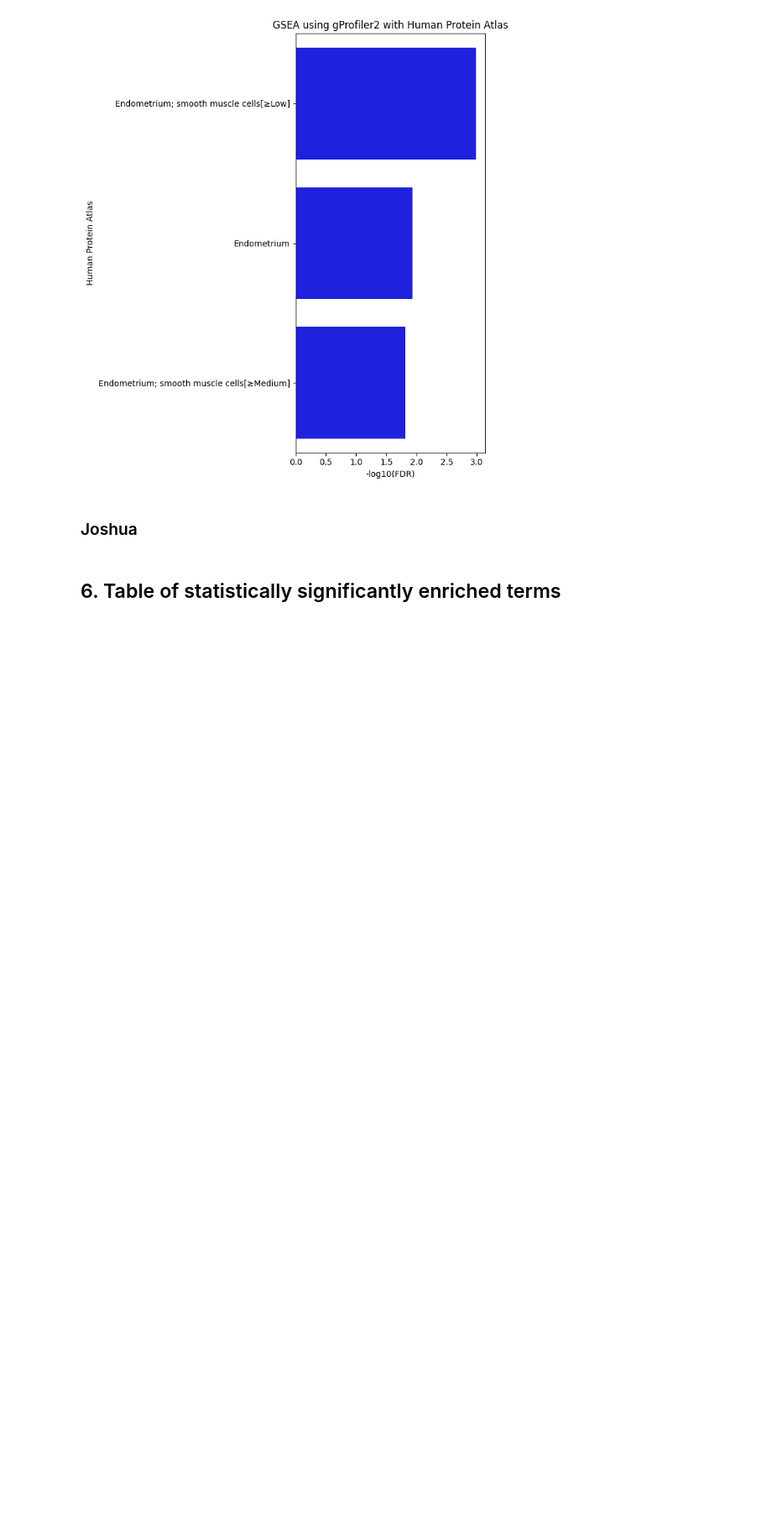
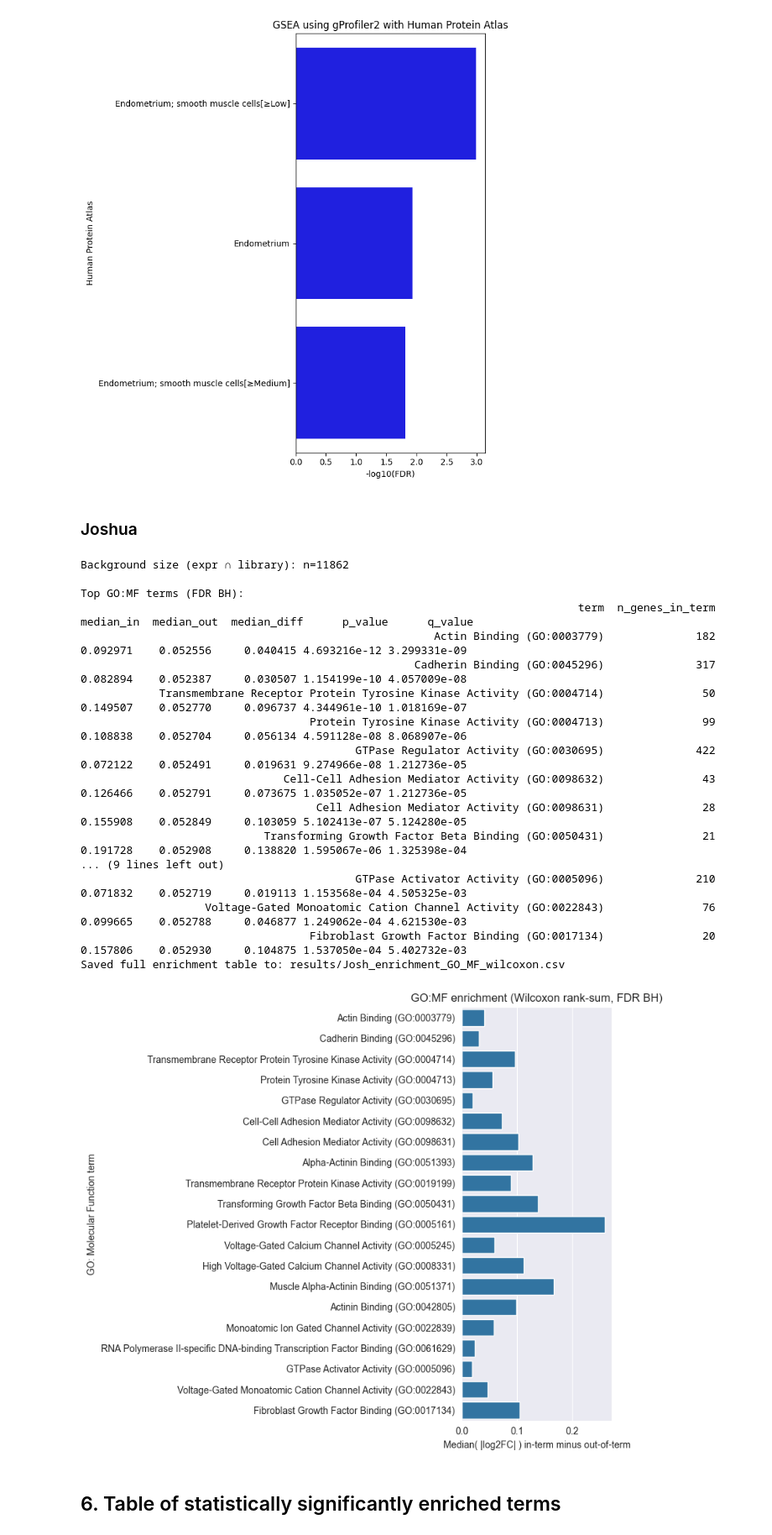
Before and after one commit to danielgeorge922/cgs4144_project, a Jupyter notebook: 02_data_exploration.ipynb, the cells around one changed output. Shown: that part at 84% size. Saved outputs shown, nothing was run; the diff lists cells and outputs as text; code cells hidden in the pictures; blank space fills up the shorter version.

Commit message:
Add GO:MF Wilcoxon results (CSV+plot) and updated notebook

```diff
--- a/02_data_exploration.ipynb
+++ b/02_data_exploration.ipynb
@@ -572,7 +572,6 @@ print(f"Background size (expr ∩ library): n={len(background)}")
 if len(background) < 50:
     raise RuntimeError(
         f"Very small background (n={len(background)}). "
-        "Check your gene symbol mapping or that you're using HGNC symbols."
     )
 
 bg_scores = term_score.rename(index=str.upper).loc[background]
@@ -606,33 +605,52 @@ for term, genes in go_lib.items():
 res = pd.DataFrame.from_records(records).sort_values("p_value")
 if res.empty:
     raise RuntimeError(
         "No testable GO:MF terms after size filter. "
     )
 
 res["q_value"] = multipletests(res["p_value"], method="fdr_bh")[1]
 
 # top results
 topn = 20
 top_terms = res.nsmallest(topn, "q_value").copy()
 display_cols = ["term", "n_genes_in_term", "median_in", "median_out", "median_diff", "p_value", "q_value"]
 print("\nTop GO:MF terms (FDR BH):")
 print(top_terms[display_cols].to_string(index=False))
 
 plt.figure(figsize=(8, 7))
 sns.barplot(
     data=top_terms.sort_values("q_value"),
     y="term",
     x="median_diff"
 )
 plt.axvline(0, linestyle="--")
 plt.xlabel("Median( |log2FC| ) in-term minus out-of-term")
 plt.ylabel("GO: Molecular Function term")
 plt.title("GO:MF enrichment (Wilcoxon rank-sum, FDR BH)")
 plt.tight_layout()
 plt.show()
 
 # The data grid shows the genes that have the largest absolute fold changes than genes outside of it. positive median_diff, small p_val and small q_val mean that the term is enriched significantly (in terms of larger log2FC)
 # the bar chart shows that the farther the value is above 0, the more the terms genes, in terms of median, change compared to the genomic background. It's sorted by statistical significance from the grid
+# %% [output]
+Background size (expr ∩ library): n=11862
+
+Top GO:MF terms (FDR BH):
+                                                                            term  n_genes_in_term  median_in  median_out  median_diff      p_value      q_value
+                                                      Actin Binding (GO:0003779)              182   0.092971    0.052556     0.040415 4.693216e-12 3.299331e-09
+                                                   Cadherin Binding (GO:0045296)              317   0.082894    0.052387     0.030507 1.154199e-10 4.057009e-08
+            Transmembrane Receptor Protein Tyrosine Kinase Activity (GO:0004714)               50   0.149507    0.052770     0.096737 4.344961e-10 1.018169e-07
+                                   Protein Tyrosine Kinase Activity (GO:0004713)               99   0.108838    0.052704     0.056134 4.591128e-08 8.068907e-06
+                                          GTPase Regulator Activity (GO:0030695)              422   0.072122    0.052491     0.019631 9.274966e-08 1.212736e-05
+                               Cell-Cell Adhesion Mediator Activity (GO:0098632)               43   0.126466    0.052791     0.073675 1.035052e-07 1.212736e-05
+                                    Cell Adhesion Mediator Activity (GO:0098631)               28   0.155908    0.052849     0.103059 5.102413e-07 5.124280e-05
+                            Transforming Growth Factor Beta Binding (GO:0050431)               21   0.191728    0.052908     0.138820 1.595067e-06 1.325398e-04
+... (9 lines left out)
+                                          GTPase Activator Activity (GO:0005096)              210   0.071832    0.052719     0.019113 1.153568e-04 4.505325e-03
+                   Voltage-Gated Monoatomic Cation Channel Activity (GO:0022843)               76   0.099665    0.052788     0.046877 1.249062e-04 4.621530e-03
+                                   Fibroblast Growth Factor Binding (GO:0017134)               20   0.157806    0.052930     0.104875 1.537050e-04 5.402732e-03
+Saved full enrichment table to: results/Josh_enrichment_GO_MF_wilcoxon.csv
+[figure, added]
 # %% [markdown]
 ## 6. Table of statistically significantly enriched terms
 # %% [markdown]
```
Also changed, not shown: 2 other files.
